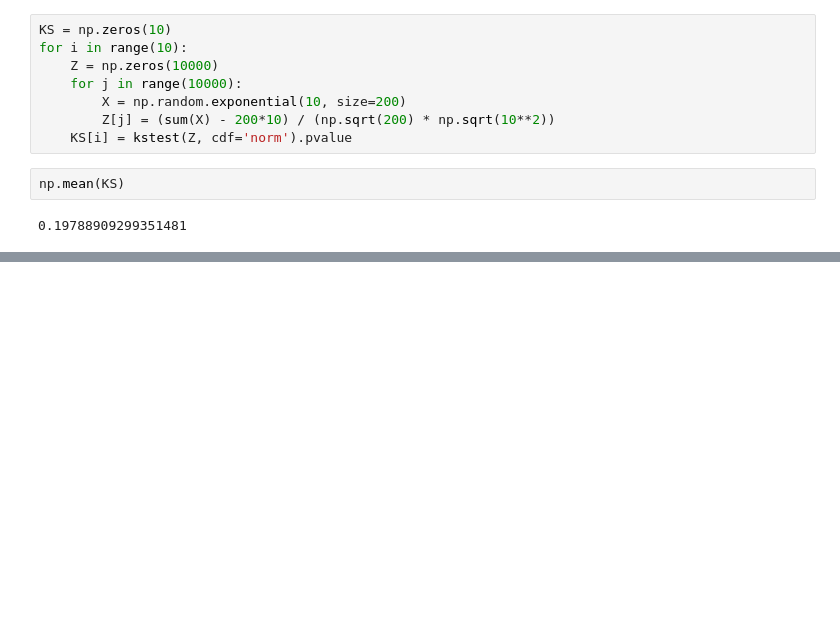
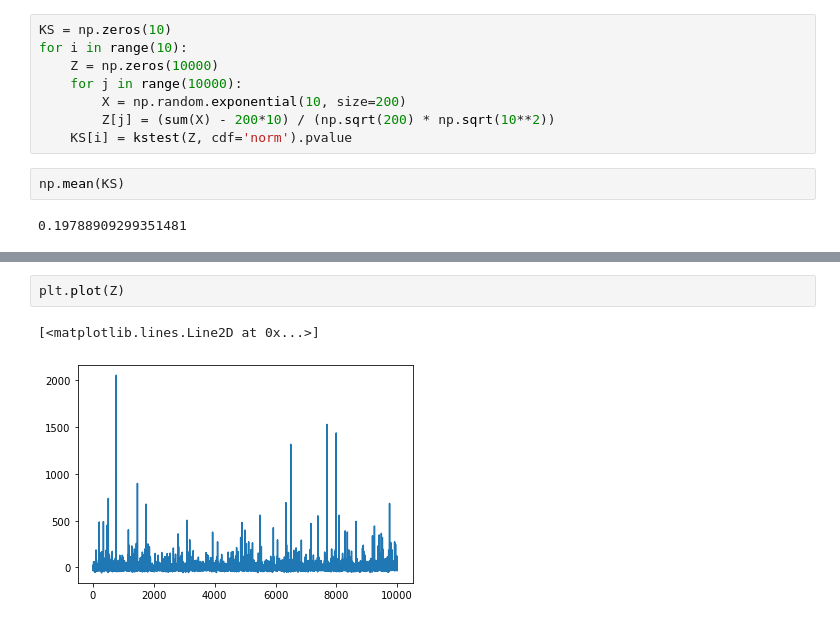
Before and after one commit to adamaj99pwr/CS-of-Stochastic-Processes, a Jupyter notebook: lab1.ipynb, the cells around one changed output, grey strips where cells are left out. Saved outputs shown, nothing was run; the diff lists cells and outputs as text; blank space fills up the shorter version.

```diff
--- a/lab1.ipynb
+++ b/lab1.ipynb
@@ -282,0 +325,5 @@ KstestResult(statistic=0.1306774255654945, pvalue=2.35989977672303e-149)
+# %%
+plt.plot(Z)
+# %% [output]
+[<matplotlib.lines.Line2D at 0x...>]
+[figure, added]
```
Also changed, not shown: parts of 9 cells of this notebook, 1 other file.
